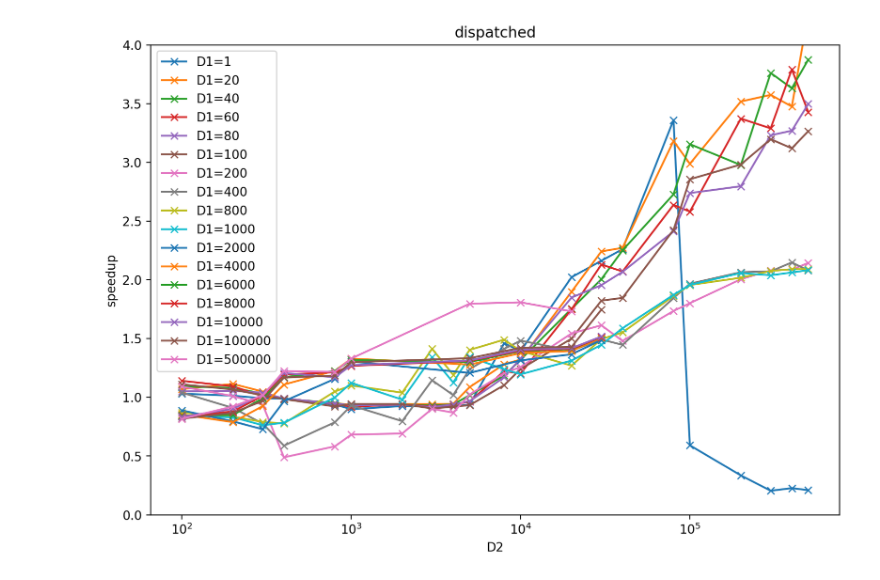
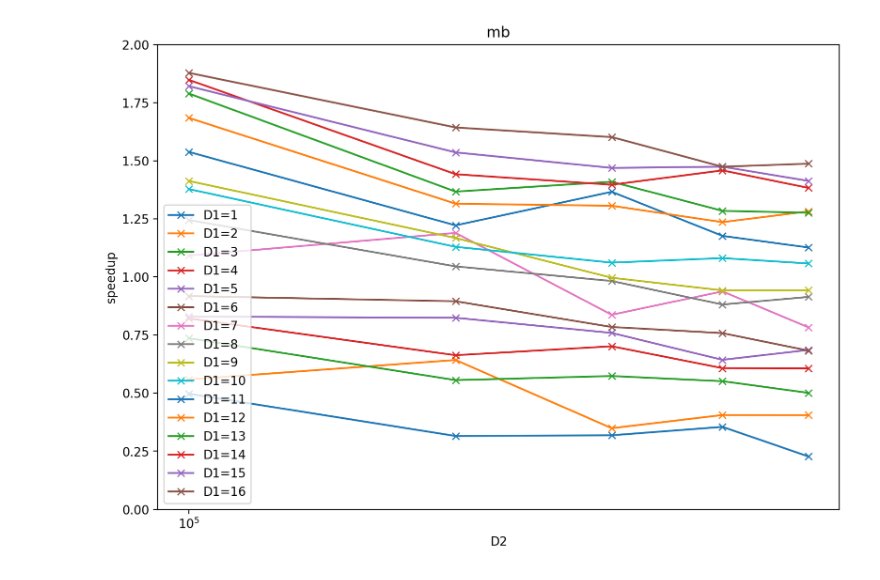
Before and after one commit to zasdfgbnm/things, a Jupyter notebook: 2022/benchmark-topk/RTX3090-sort/plot.ipynb, the cells around one changed output. Drawn from its saved outputs; the diff is of its cells as text; code cells hidden in the pictures.

```diff
--- a/2022/benchmark-topk/RTX3090-sort/plot.ipynb
+++ b/2022/benchmark-topk/RTX3090-sort/plot.ipynb
@@ -1,34 +1,34 @@
 # %%
 import pandas as pd
 import numpy as np
 import matplotlib.pyplot as plt
 import datetime
 import subprocess
 import os
 
-for file in ['dispatched']:
+for file in ['mb']:
     df1 = pd.read_csv('benchmark_sort.csv')
-    df2 = pd.read_csv(f'benchmark_mb.csv')
+    df2 = pd.read_csv(f'benchmark_{file}.csv')
     df1.loc[df1['time(ms)'] == -1, 'time(ms)'] = np.nan
     df2.loc[df2['time(ms)'] == -1, 'time(ms)'] = np.nan
     df1['speedup'] = df1['time(ms)'] / df2['time(ms)']
 
 
     D1s = df1.D1.unique()
     plt.figure(figsize=(10, 7), dpi=200)
     for D1 in D1s:
         tdf = df1[df1.D1 == D1]
         plt.plot(tdf.D2, tdf.speedup, label=f'D1={D1}', marker='x')
     plt.xlabel('D2')
     plt.ylabel('speedup')
-    plt.ylim(0, 4)
+    plt.ylim(0, 2)
     plt.xscale('symlog')
     plt.legend()
     plt.title(file)
     dir = 'benchmark'
     if not os.path.exists(dir):
         os.makedirs(dir)
     imgfilename = f"plot_{file}.png"
     plt.savefig(imgfilename, dpi=200, bbox_inches='tight')
 # %% [output]
-[figure, old version]
+[figure, new version]
```
Also changed, not shown: 4 other files.
